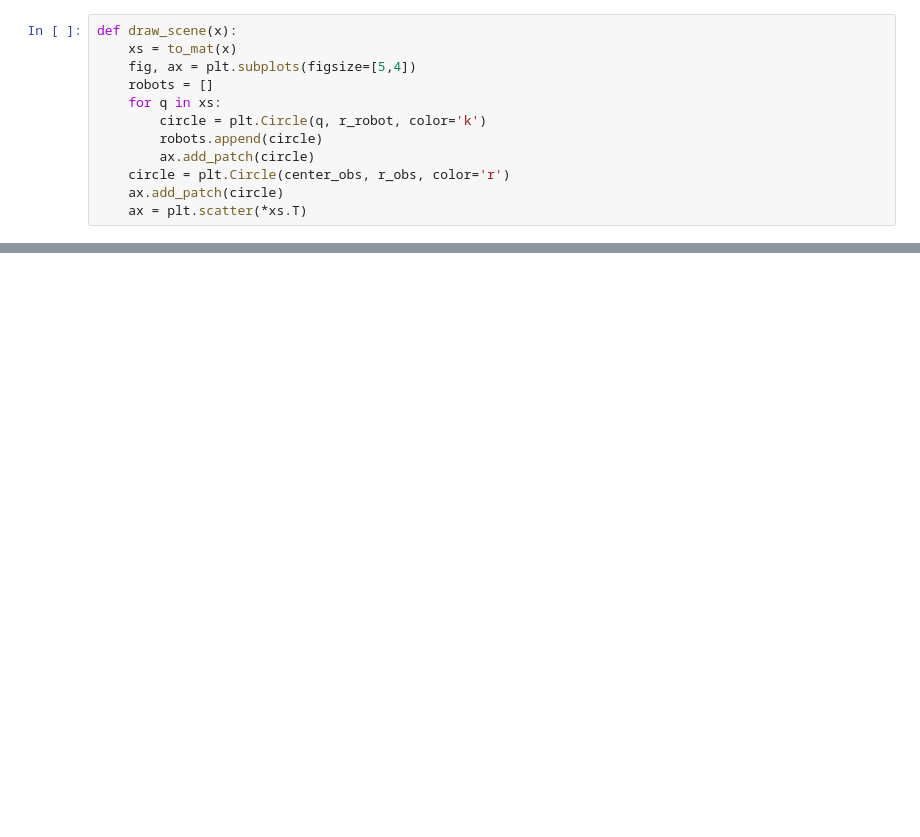
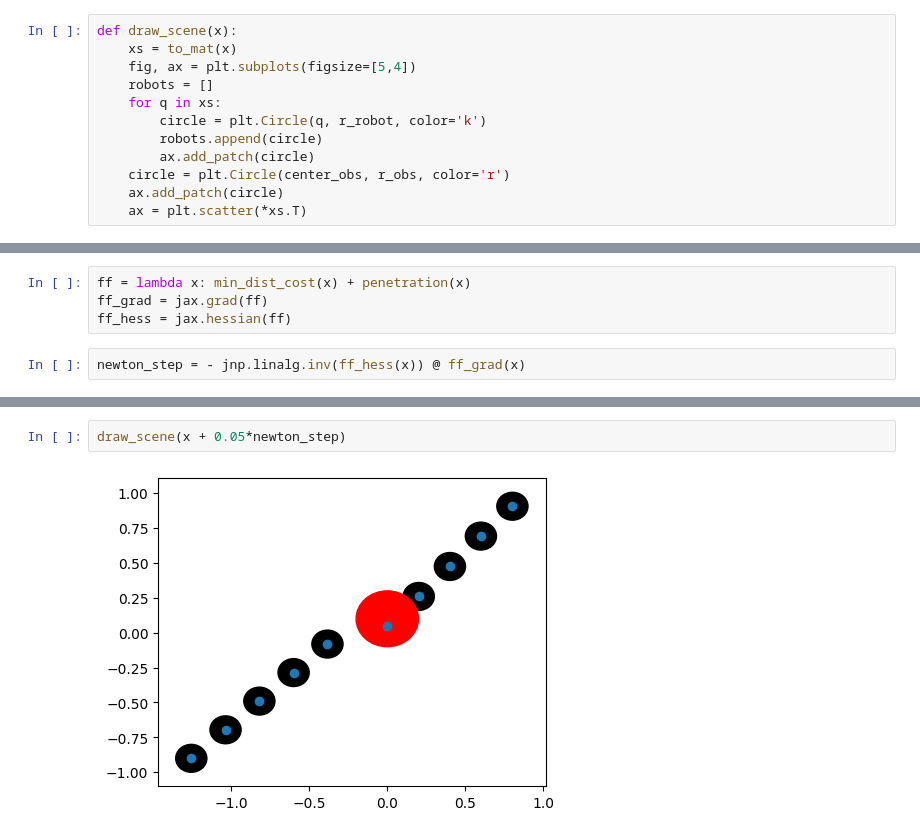
Before and after one commit to kh11kim/opt_plan, a Jupyter notebook: sqp_single_obj_col_avoid.ipynb, the cells around one changed output, grey strips where cells are left out. Saved outputs shown, nothing was run; the diff lists cells and outputs as text; blank space fills up the shorter version.

```diff
--- a/sqp_single_obj_col_avoid.ipynb
+++ b/sqp_single_obj_col_avoid.ipynb
@@ -223,0 +175,6 @@ draw_scene(x)
+# %%
+ff = lambda x: min_dist_cost(x) + penetration(x)
+ff_grad = jax.grad(ff)
+ff_hess = jax.hessian(ff)
+# %%
+newton_step = - jnp.linalg.inv(ff_hess(x)) @ ff_grad(x)
@@ -223,0 +195,4 @@ draw_scene(x)
+# %%
+draw_scene(x + 0.05*newton_step)
+# %% [output]
+[figure, added]
```
Also changed, not shown: parts of 18 cells of this notebook, 1 other file.
